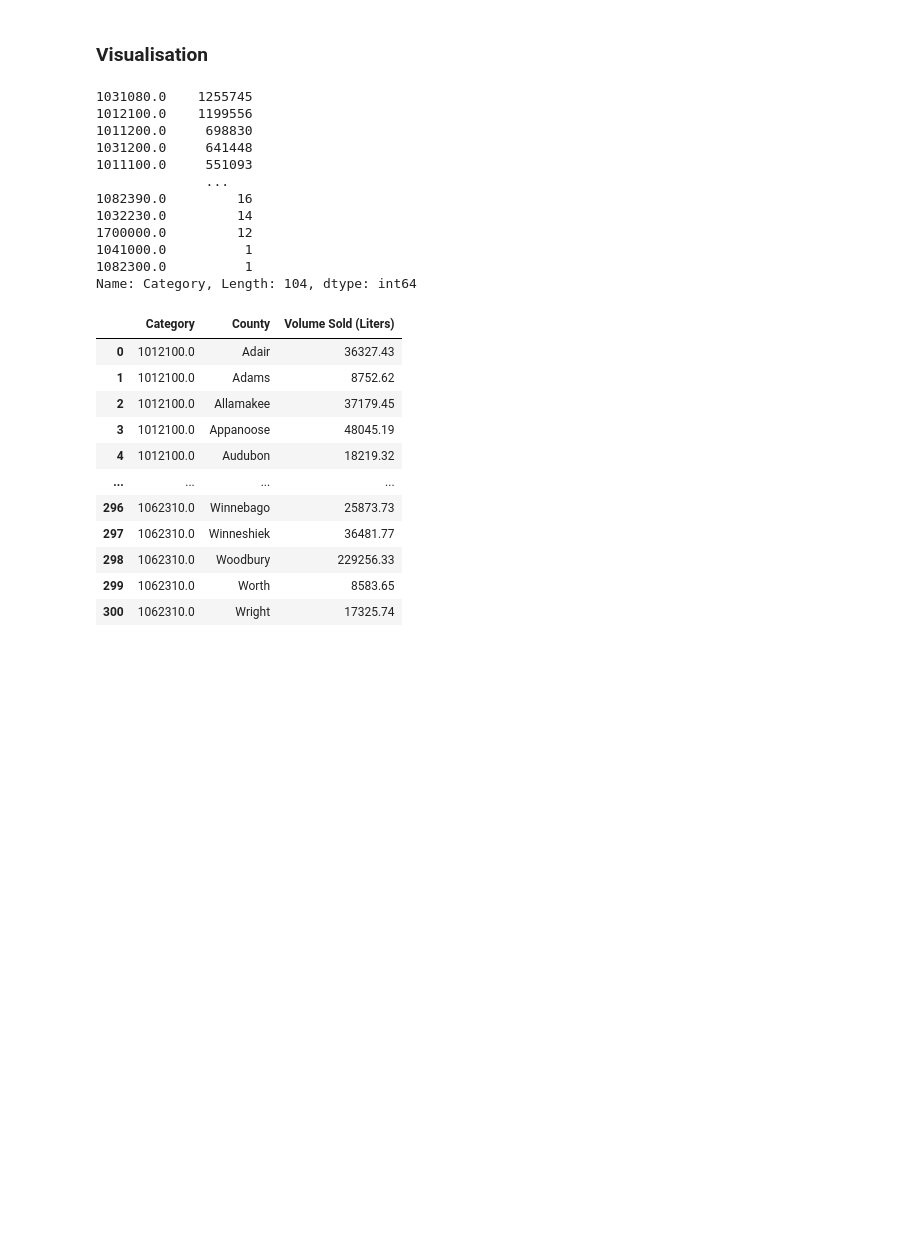
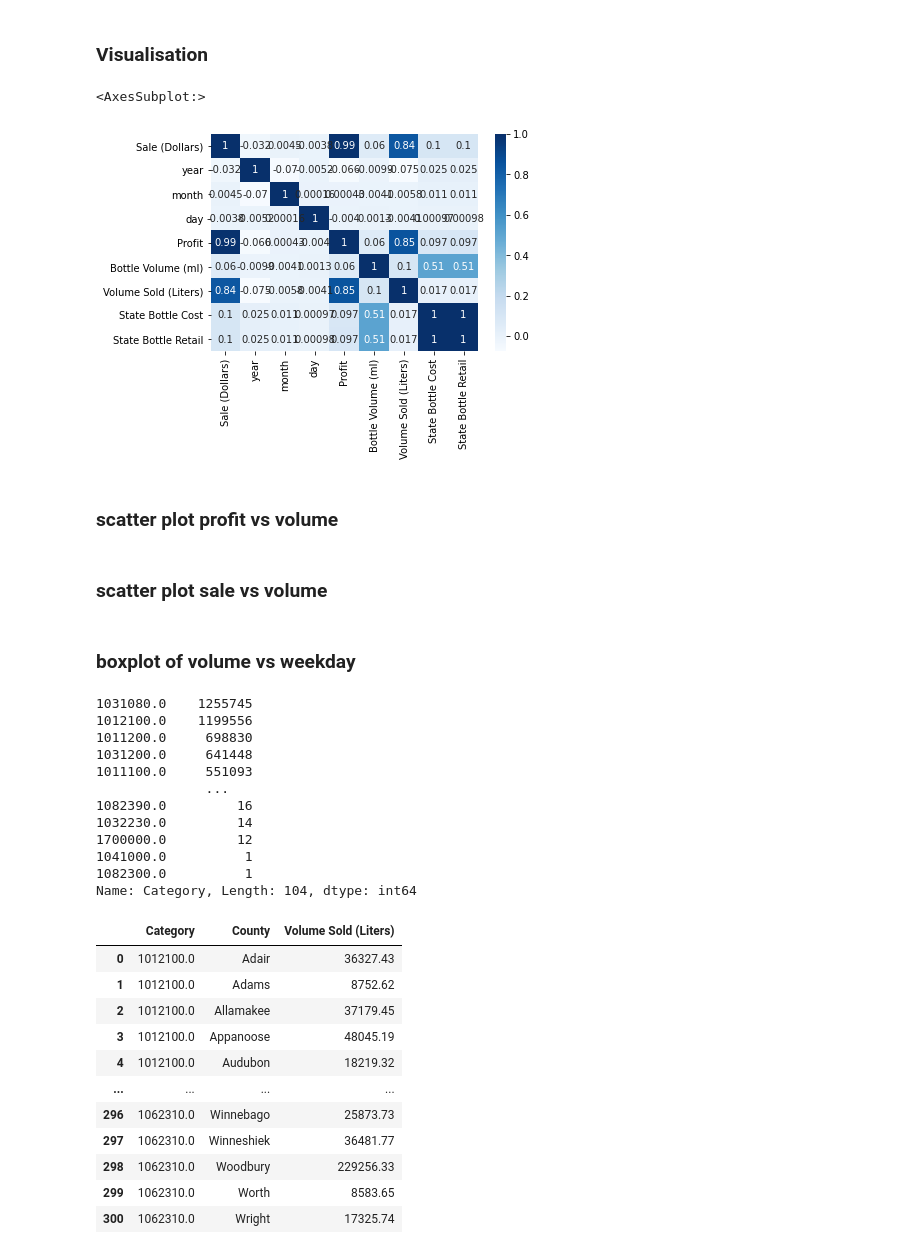
Before and after one commit to MelodyJIN-Y/MAST30034FinalProject, a Jupyter notebook: Final_project_new.ipynb, the cells around one changed output. Saved outputs shown, nothing was run; the diff lists cells and outputs as text; code cells hidden in the pictures; blank space fills up the shorter version.

```diff
--- a/Final_project_new.ipynb
+++ b/Final_project_new.ipynb
@@ -276,5 +390,22 @@ data_filtered
 # %% [markdown]
 ### Visualisation
+# %%
+cor = data_filtered[["Sale (Dollars)","year","month","day",
+                     "Profit","Bottle Volume (ml)","Volume Sold (Liters)","State Bottle Cost",
+                     "State Bottle Retail"]].corr(method='pearson')
+sns.heatmap(cor,annot = True,cmap= plt.cm.Blues)
+
+#plt.show()
+#plt.savefig('heatmap1.pdf')
+# %% [output]
+<AxesSubplot:>
+[figure, added]
+# %% [markdown]
+###  scatter plot profit vs volume
+# %% [markdown]
+### scatter plot sale vs volume
+# %% [markdown]
+### boxplot of volume vs weekday
 # %%
 sf = gpd.read_file("county.shp")
 sf['geometry'] = sf['geometry'].to_crs("+proj=longlat +ellps=WGS84 +datum=WGS84 +no_defs")
```
Also changed, not shown: parts of 11 cells of this notebook.
